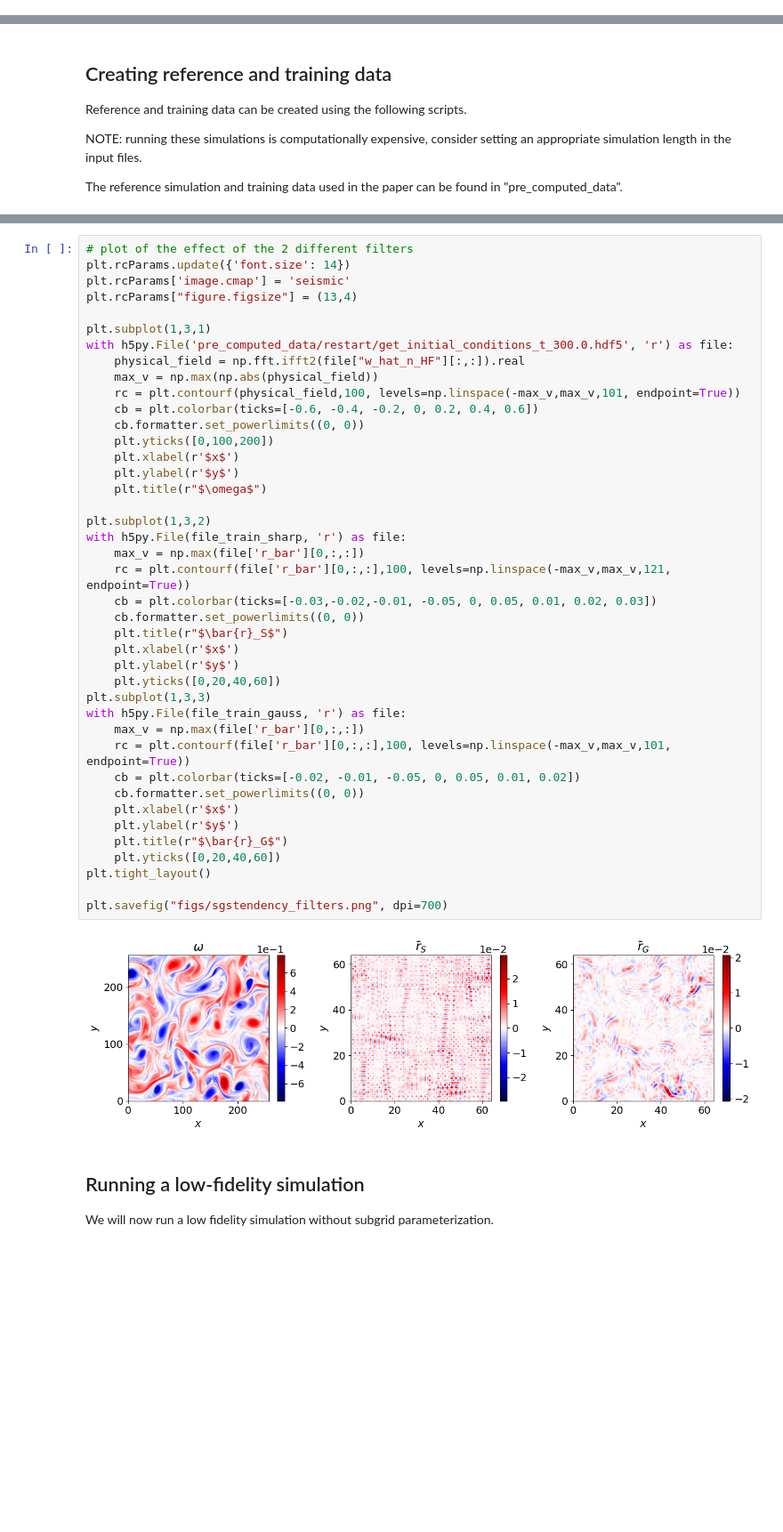
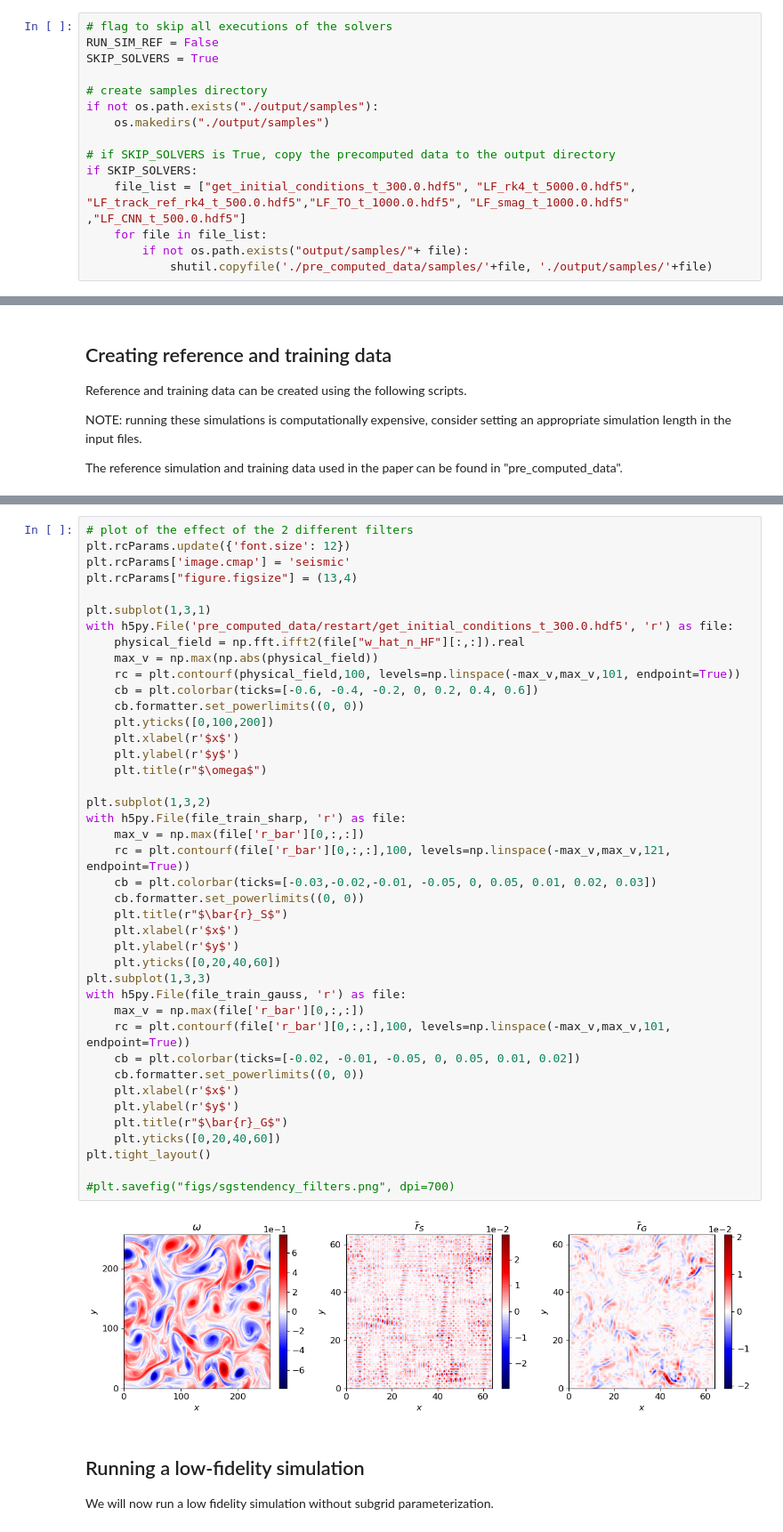
Before and after one commit to rik-stra/tau_orthogonal_method_for_2D_turbulence, a Jupyter notebook: run_experiment.ipynb, the cells around one changed output, grey strips where cells are left out. Shown: that part at 89% size. Saved outputs shown, nothing was run; the diff lists cells and outputs as text; blank space fills up the shorter version.

```diff
--- a/run_experiment.ipynb
+++ b/run_experiment.ipynb
@@ -12,0 +27,15 @@ plt.rcParams['image.cmap'] = 'seismic'
+# %%
+# flag to skip all executions of the solvers
+RUN_SIM_REF = False
+SKIP_SOLVERS = True
+
+# create samples directory
+if not os.path.exists("./output/samples"):
+    os.makedirs("./output/samples")
+
+# if SKIP_SOLVERS is True, copy the precomputed data to the output directory
+if SKIP_SOLVERS:
+    file_list = ["get_initial_conditions_t_300.0.hdf5", "LF_rk4_t_5000.0.hdf5", "LF_track_ref_rk4_t_500.0.hdf5","LF_TO_t_1000.0.hdf5", "LF_smag_t_1000.0.hdf5" ,"LF_CNN_t_500.0.hdf5"]
+    for file in file_list:
+        if not os.path.exists("output/samples/"+ file):
+            shutil.copyfile('./pre_computed_data/samples/'+file, './output/samples/'+file)
@@ -129,6 +159,6 @@ with h5py.File(file_train_sharp, "r") as f:
 # %%
 # plot of the effect of the 2 different filters
-plt.rcParams.update({'font.size': 14})
+plt.rcParams.update({'font.size': 12})
 plt.rcParams['image.cmap'] = 'seismic'
 plt.rcParams["figure.figsize"] = (13,4)
 
@@ -140,35 +170,35 @@ with h5py.File('pre_computed_data/restart/get_initial_conditions_t_300.0.hdf5',
     cb = plt.colorbar(ticks=[-0.6, -0.4, -0.2, 0, 0.2, 0.4, 0.6])
     cb.formatter.set_powerlimits((0, 0))
     plt.yticks([0,100,200])
     plt.xlabel(r'$x$')
     plt.ylabel(r'$y$')
     plt.title(r"$\omega$")
 
 plt.subplot(1,3,2)
 with h5py.File(file_train_sharp, 'r') as file:
     max_v = np.max(file['r_bar'][0,:,:])
     rc = plt.contourf(file['r_bar'][0,:,:],100, levels=np.linspace(-max_v,max_v,121, endpoint=True))
     cb = plt.colorbar(ticks=[-0.03,-0.02,-0.01, -0.05, 0, 0.05, 0.01, 0.02, 0.03])
     cb.formatter.set_powerlimits((0, 0))
     plt.title(r"$\bar{r}_S$")
     plt.xlabel(r'$x$')
     plt.ylabel(r'$y$')
     plt.yticks([0,20,40,60])
 plt.subplot(1,3,3)
 with h5py.File(file_train_gauss, 'r') as file:
     max_v = np.max(file['r_bar'][0,:,:])
     rc = plt.contourf(file['r_bar'][0,:,:],100, levels=np.linspace(-max_v,max_v,101, endpoint=True))
     cb = plt.colorbar(ticks=[-0.02, -0.01, -0.05, 0, 0.05, 0.01, 0.02])
     cb.formatter.set_powerlimits((0, 0))
     plt.xlabel(r'$x$')
     plt.ylabel(r'$y$')
     plt.title(r"$\bar{r}_G$")
     plt.yticks([0,20,40,60])
 plt.tight_layout()
 
-plt.savefig("figs/sgstendency_filters.png", dpi=700)
+#plt.savefig("figs/sgstendency_filters.png", dpi=700)
 # %% [output]
-[figure, old version]
+[figure, new version]
 # %% [markdown]
 ## Running a low-fidelity simulation
 We will now run a low fidelity simulation without subgrid parameterization.
```
Also changed, not shown: parts of 42 cells of this notebook, 6 other files.
